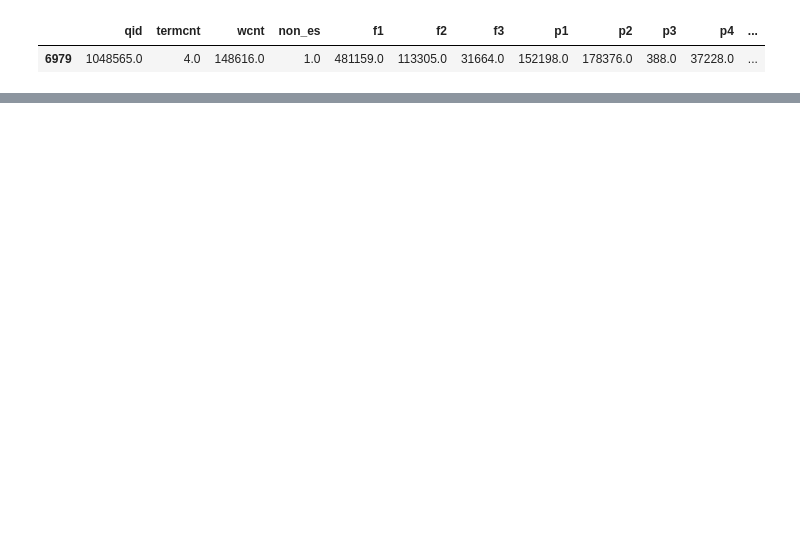
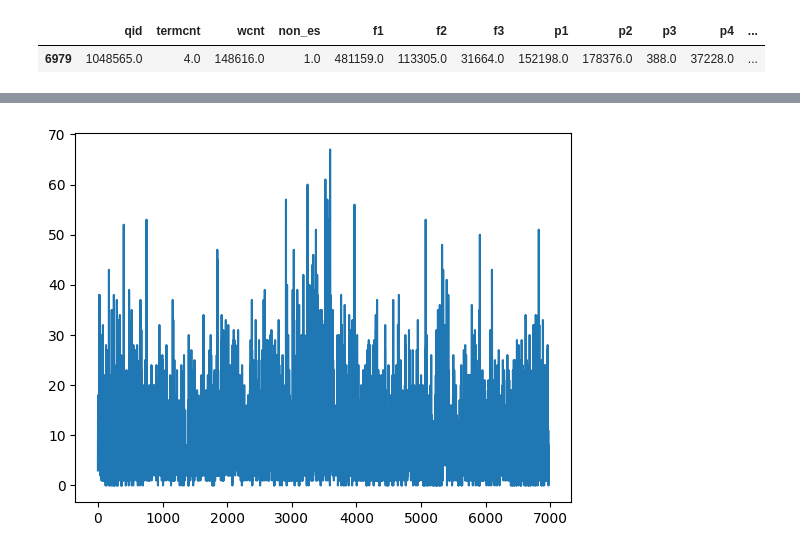
Before and after one commit to po-oya/pisa, a Jupyter notebook: analysis/data_collection.ipynb, the cells around one changed output, grey strips where cells are left out. Drawn from its saved outputs; the diff is of its cells as text; code cells hidden in the pictures; blank space fills up the shorter version.

```diff
--- a/analysis/data_collection.ipynb
+++ b/analysis/data_collection.ipynb
@@ -40,0 +85,5 @@ df.boxplot(column=df_cols[2:])
+# %%
+dft["alg_total_ms"].plot()
+plt.show()
+# %% [output]
+[figure, added]
```
Also changed, not shown: parts of 34 cells of this notebook, 1 other file.
